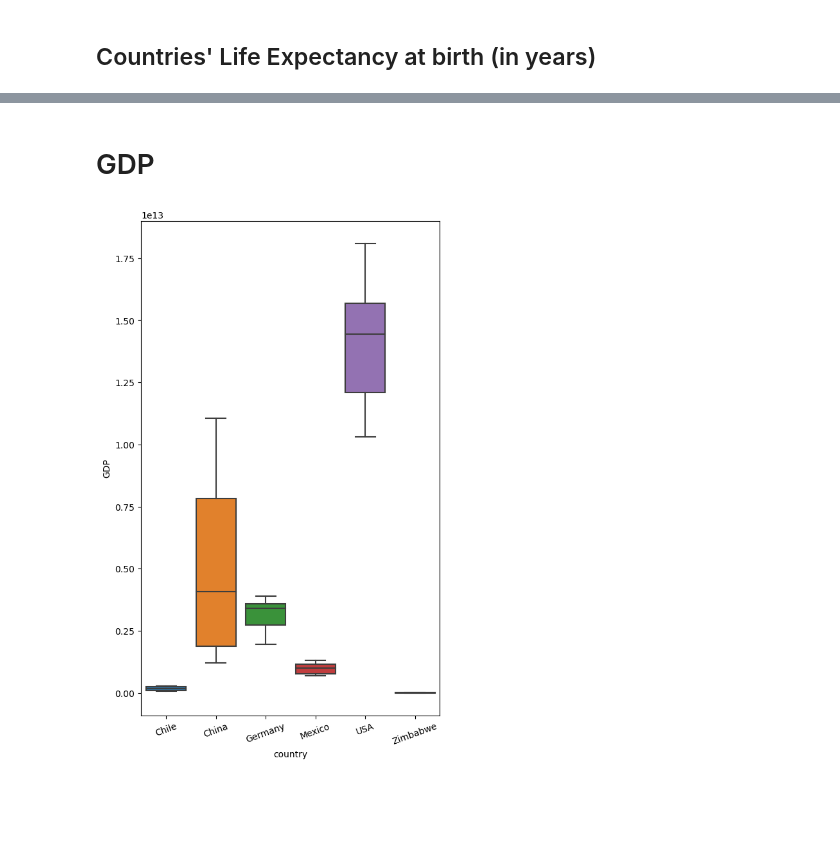
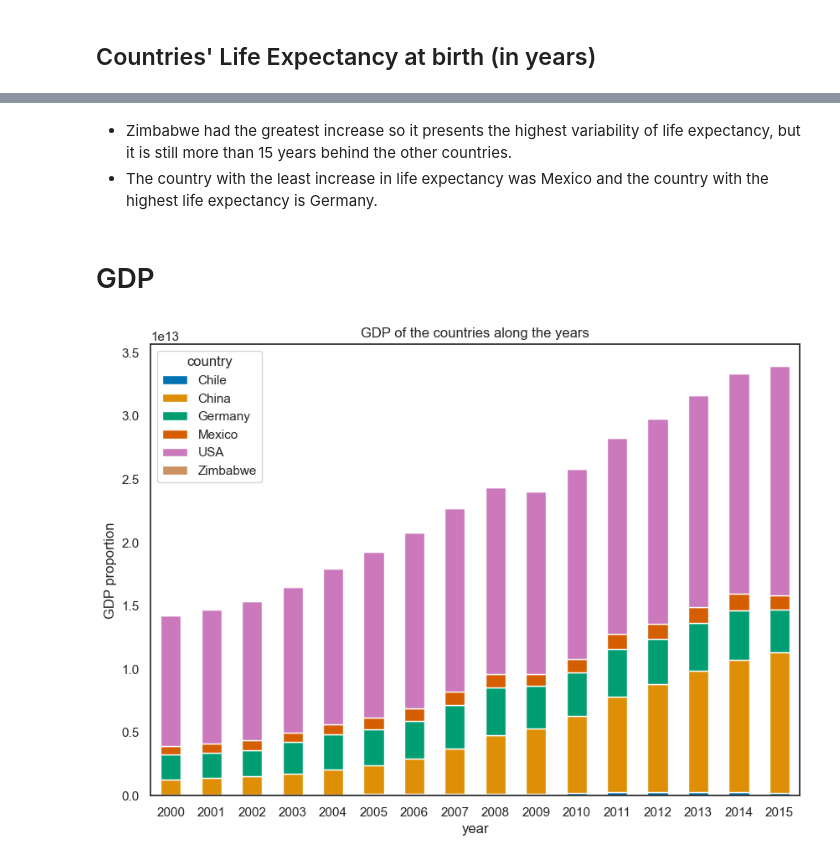
Before and after one commit to gabrielafichtner/gdp_life_expectancy, a Jupyter notebook: code/life_expectancy_gdp.ipynb, the cells around one changed output, grey strips where cells are left out. Cells and saved outputs as stored; diff of their text form; code cells hidden in the pictures; blank space fills up the shorter version.

```diff
--- a/code/life_expectancy_gdp.ipynb
+++ b/code/life_expectancy_gdp.ipynb
@@ -143,9 +151,16 @@ plt.xticks(rotation=20);
+# %% [markdown]
+- Zimbabwe had the greatest increase so it presents the highest variability of life expectancy, but it is still more than 15 years behind the other countries.
+- The country with the least increase in life expectancy was Mexico and the country with the highest life expectancy is Germany.
 # %% [markdown]
 # GDP
-# %%
-plt.figure(figsize=(6, 10))
-sns.boxplot(data=data, x='country', y='gdp')
-plt.ylabel('GDP')
-plt.xticks(rotation=20);
-# %% [output]
-[figure, removed]
+# %%
+# First, pivot the data to get the correct format for stacking
+data_pivot = data.pivot_table(index='year', columns='country', values='gdp', aggfunc='sum', fill_value=0)
+
+# Create a stacked bar plot
+data_pivot.plot(kind='bar', stacked=True, figsize=(10, 7))
+plt.title('GDP of the countries along the years')
+plt.xticks(rotation=0)
+plt.ylabel('GDP proportion');
+# %% [output]
+[figure, added]
```
Also changed, not shown: parts of 32 cells of this notebook.
